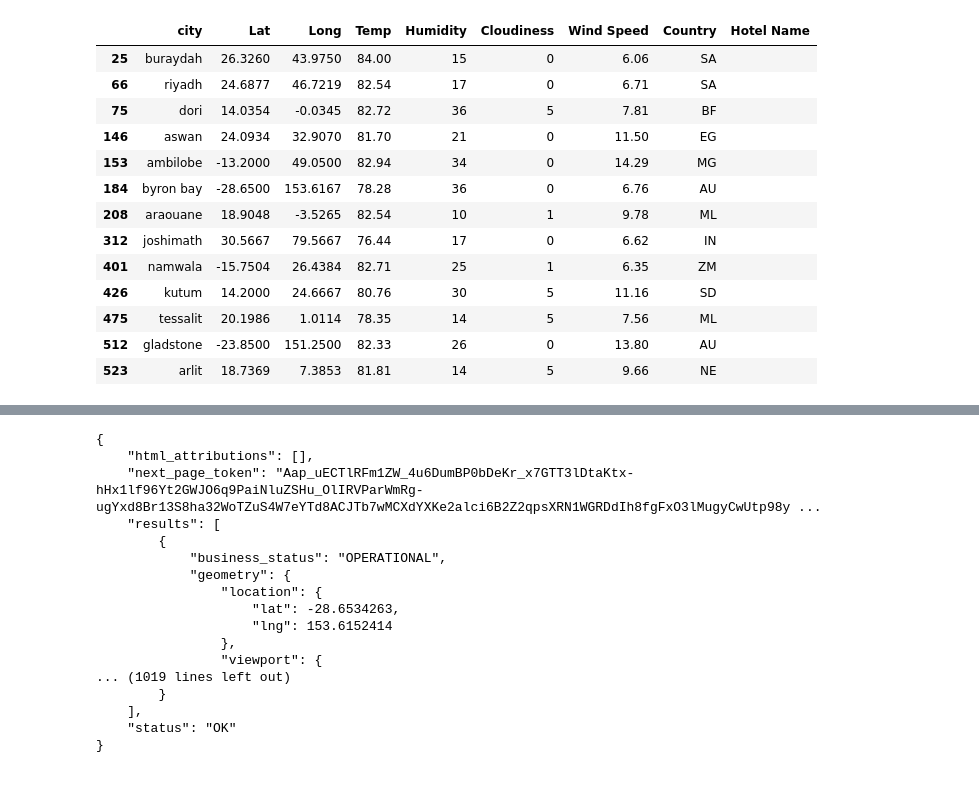
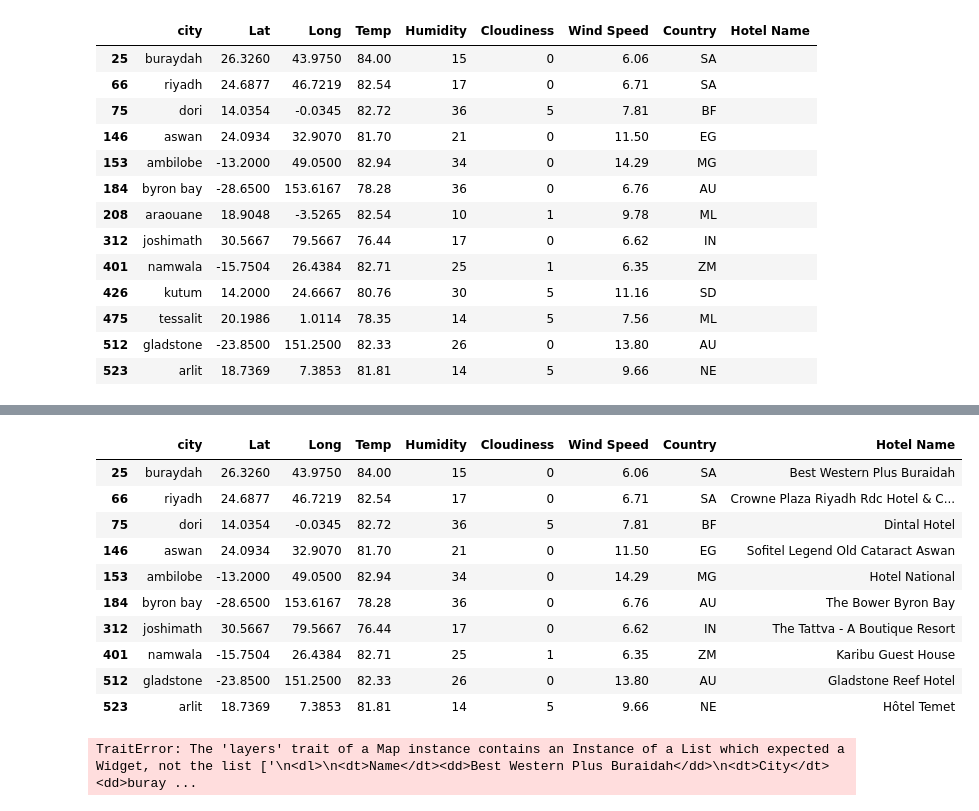
Before and after one commit to kirsteenlugtu/python-api-challenge, a Jupyter notebook: VacationPy.ipynb, the cells around one changed output, grey strips where cells are left out. Cells and saved outputs as stored; diff of their text form; code cells hidden in the pictures; blank space fills up the shorter version.

```diff
--- a/VacationPy.ipynb
+++ b/VacationPy.ipynb
@@ -130,3 +128,8 @@ hotel_df
 | 475 | tessalit | 20.1986 | 1.0114 | 78.35 | 14 | 5 | 7.56 | ML |  |
 | 512 | gladstone | -23.8500 | 151.2500 | 82.33 | 26 | 0 | 13.80 | AU |  |
 | 523 | arlit | 18.7369 | 7.3853 | 81.81 | 14 | 5 | 9.66 | NE |  |
+# %%
+# set search parameters for hotel search
+search_radius = 10000
+search_type = 'lodging'
+hotel_names = []
@@ -133,11 +139,4 @@ hotel_df
 # %%
-# set search parameters for hotel search
-search_radius = 8000
-search_type = 'lodging'
-
-# base url
-base_url = "https://maps.googleapis.com/maps/api/place/nearbysearch/json"
-
 # iterate over each row in hotel_df
 for index,row in hotel_df.iterrows():
     try:
@@ -148,8 +147,7 @@ for index,row in hotel_df.iterrows():
 
         coords = f'{lat},{lng}'
 
-        print(coords)
-
+        # set parameters for google places api
         params = {
         "location": coords,
         "keyword": 'hotel',
@@ -161,9 +159,15 @@ for index,row in hotel_df.iterrows():
         response = requests.get(base_url, params=params)
         places_data = response.json()
 
-        #hotel_df['Hotel Name'].append
-        (places_data['results'][0]['name'])
+        hotel_name = (places_data['results'][0]['name'])
+        hotel_names.append(hotel_name)
+
+        print(hotel_name)
 
     except:
-        print(f'Error')
+
+        error='None'
+        hotel_names.append(error)
+        City = row['city']
+        print(f'Error - did not find hotel in {City}')
 # %% [output]
@@ -213,27 +187,23 @@ https://maps.googleapis.com/maps/api/place/nearbysearch/json?location=-28.6500%2
-# %%
-# convert response to json
-places_data = response.json()
-
-# Print the json (pretty printed)
-print(json.dumps(places_data, indent=4, sort_keys=True))
-# %% [output]
-{
-    "html_attributions": [],
-    "next_page_token": "Aap_uECTlRFm1ZW_4u6DumBP0bDeKr_x7GTT3lDtaKtx-hHx1lf96Yt2GWJO6q9PaiNluZSHu_OlIRVParWmRg-ugYxd8Br13S8ha32WoTZuS4W7eYTd8ACJTb7wMCXdYXKe2alci6B2Z2qpsXRN1WGRDdIh8fgFxO3lMugyCwUtp98y ...
-    "results": [
-        {
-            "business_status": "OPERATIONAL",
-            "geometry": {
-                "location": {
-                    "lat": -28.6534263,
-                    "lng": 153.6152414
-                },
-                "viewport": {
-... (1019 lines left out)
-        }
-    ],
-    "status": "OK"
-}
+# %%
+# store hotel names in hotel_df
+hotel_df['Hotel Name']=hotel_names
+
+# drop rows where hotels could not be found
+hotel_df = hotel_df[hotel_df['Hotel Name'] != 'None']
+
+hotel_df
+# %% [output]
+|  | city | Lat | Long | Temp | Humidity | Cloudiness | Wind Speed | Country | Hotel Name |
+| 25 | buraydah | 26.3260 | 43.9750 | 84.00 | 15 | 0 | 6.06 | SA | Best Western Plus Buraidah |
+| 66 | riyadh | 24.6877 | 46.7219 | 82.54 | 17 | 0 | 6.71 | SA | Crowne Plaza Riyadh Rdc Hotel & C... |
+| 75 | dori | 14.0354 | -0.0345 | 82.72 | 36 | 5 | 7.81 | BF | Dintal Hotel |
+| 146 | aswan | 24.0934 | 32.9070 | 81.70 | 21 | 0 | 11.50 | EG | Sofitel Legend Old Cataract Aswan |
+| 153 | ambilobe | -13.2000 | 49.0500 | 82.94 | 34 | 0 | 14.29 | MG | Hotel National |
+| 184 | byron bay | -28.6500 | 153.6167 | 78.28 | 36 | 0 | 6.76 | AU | The Bower Byron Bay |
+| 312 | joshimath | 30.5667 | 79.5667 | 76.44 | 17 | 0 | 6.62 | IN | The Tattva - A Boutique Resort |
+| 401 | namwala | -15.7504 | 26.4384 | 82.71 | 25 | 1 | 6.35 | ZM | Karibu Guest House |
+| 512 | gladstone | -23.8500 | 151.2500 | 82.33 | 26 | 0 | 13.80 | AU | Gladstone Reef Hotel |
+| 523 | arlit | 18.7369 | 7.3853 | 81.81 | 14 | 5 | 9.66 | NE | Hôtel Temet |
 # %%
 # NOTE: Do not change any of the code in this cell
 
@@ -252,5 +222,12 @@ locations = hotel_df[["Lat", "Lng"]]
 # %%
 # Add marker layer ontop of heat map
+# fig = gmaps.figure()
+
+# fig.add_layer(heat_layer)
+fig.add_layer(hotel_info)
 
 
 # Display figure
+fig
+# %% [output]
+TraitError: The 'layers' trait of a Map instance contains an Instance of a List which expected a Widget, not the list ['\n<dl>\n<dt>Name</dt><dd>Best Western Plus Buraidah</dd>\n<dt>City</dt><dd>buray ...
```
Also changed, not shown: parts of 5 cells of this notebook.
